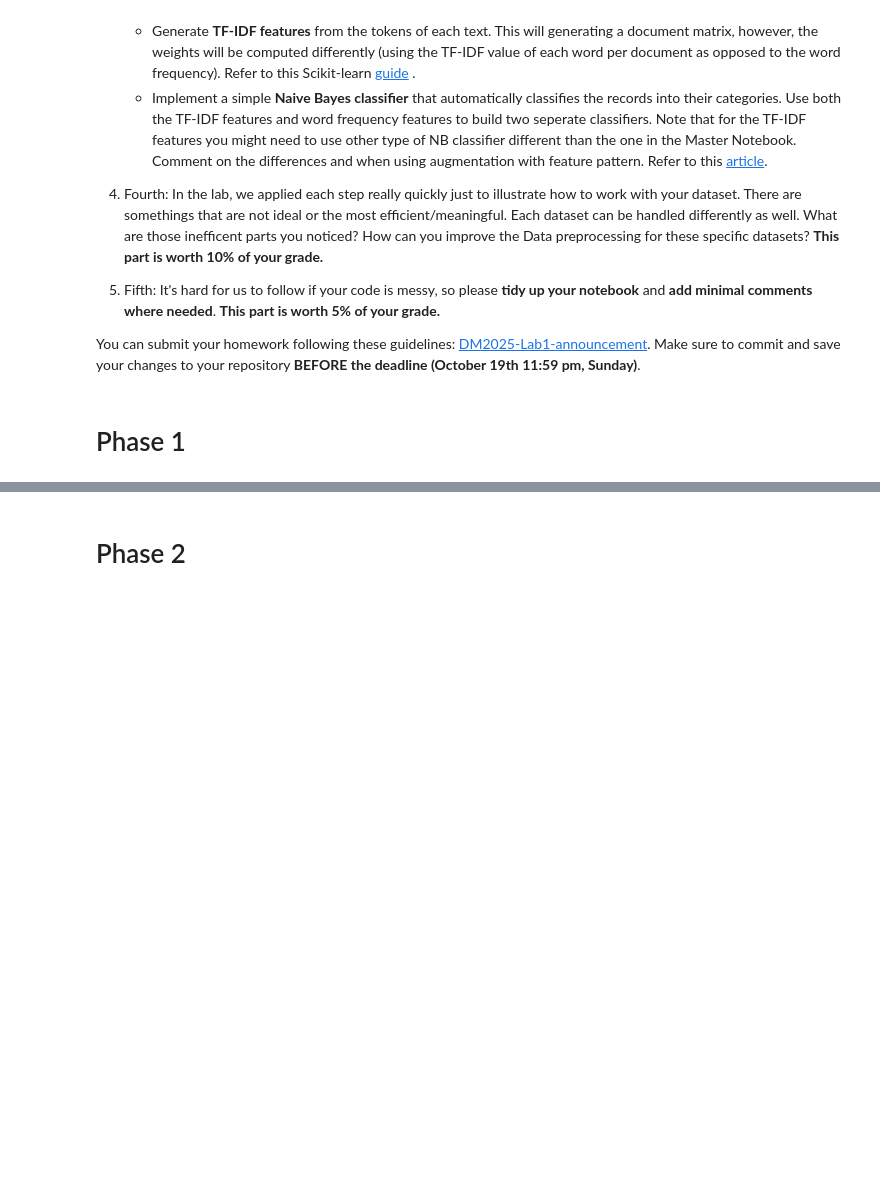
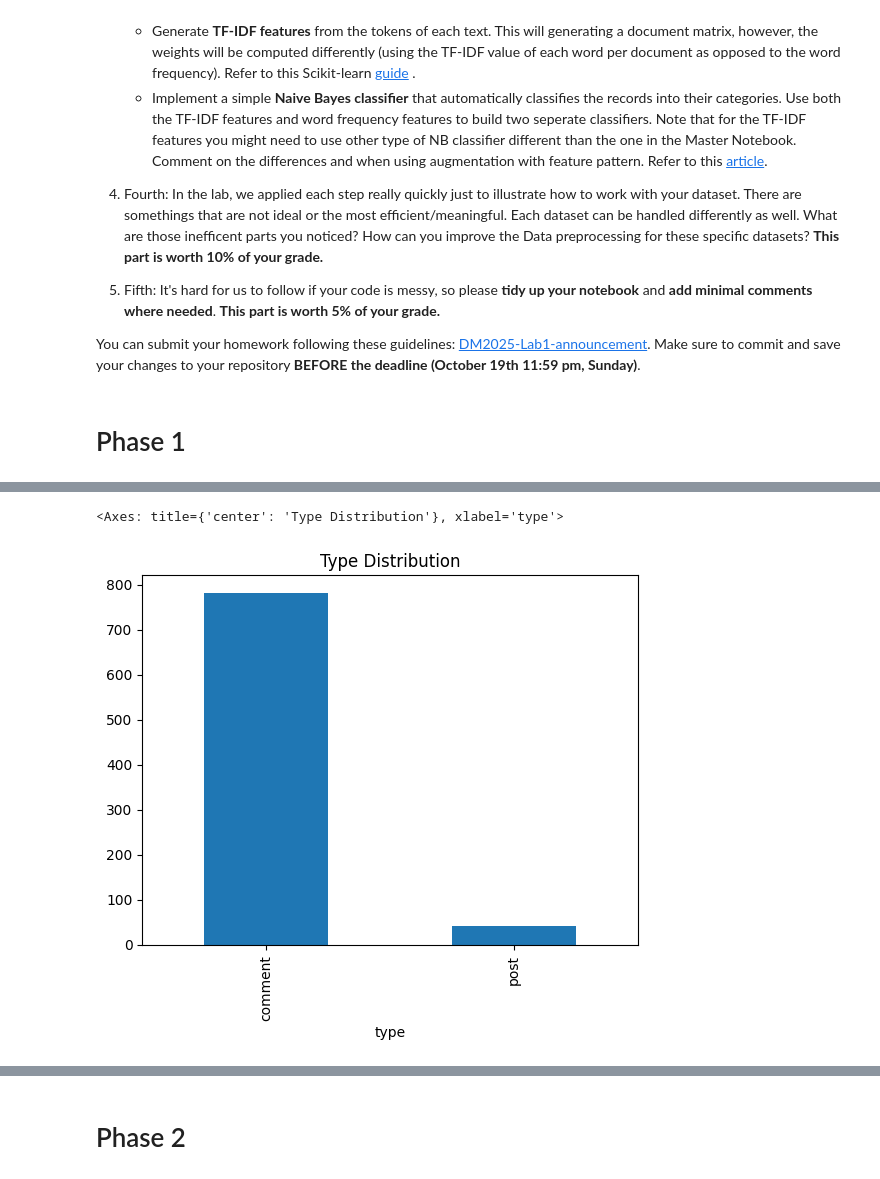
Before and after one commit to Hsun1128/DM2025-Lab1-Exercise, a Jupyter notebook: DM2025-Lab1-Homework.ipynb, the cells around one changed output, grey strips where cells are left out. Cells and saved outputs as stored; diff of their text form; code cells hidden in the pictures; blank space fills up the shorter version.

```diff
--- a/DM2025-Lab1-Homework.ipynb
+++ b/DM2025-Lab1-Homework.ipynb
@@ -62,0 +61,14 @@ You can submit your homework following these guidelines: [DM2025-Lab1-announceme
+# %%
+### Begin Assignment Here
+# Setup and Load Data
+import pandas as pd
+import numpy as np
+import matplotlib.pyplot as plt
+import seaborn as sns
+import helpers.data_mining_helpers as dmh
+
+DATA_PATH = "newdataset/Reddit-stock-sentiment.csv"
+
+df = pd.read_csv(DATA_PATH)
+print("Shape:", df.shape)
+df.head()
@@ -62,0 +146,4 @@ You can submit your homework following these guidelines: [DM2025-Lab1-announceme
+# %%
+# 只取有用的欄位
+drop_cols = ['downvotes', 'upvote_ratio']
+df = df.drop(columns=drop_cols)
@@ -62,0 +238,2 @@ You can submit your homework following these guidelines: [DM2025-Lab1-announceme
+# %%
+df.drop_duplicates(['text'], keep='first', inplace=True)
@@ -62,0 +310,6 @@ You can submit your homework following these guidelines: [DM2025-Lab1-announceme
+# %%
+df.type.value_counts().plot(kind='bar',
+                            title='Type Distribution')
+# %% [output]
+<Axes: title={'center': 'Type Distribution'}, xlabel='type'>
+[figure, added]
```
Also changed, not shown: parts of 60 cells of this notebook, 2 other files.
